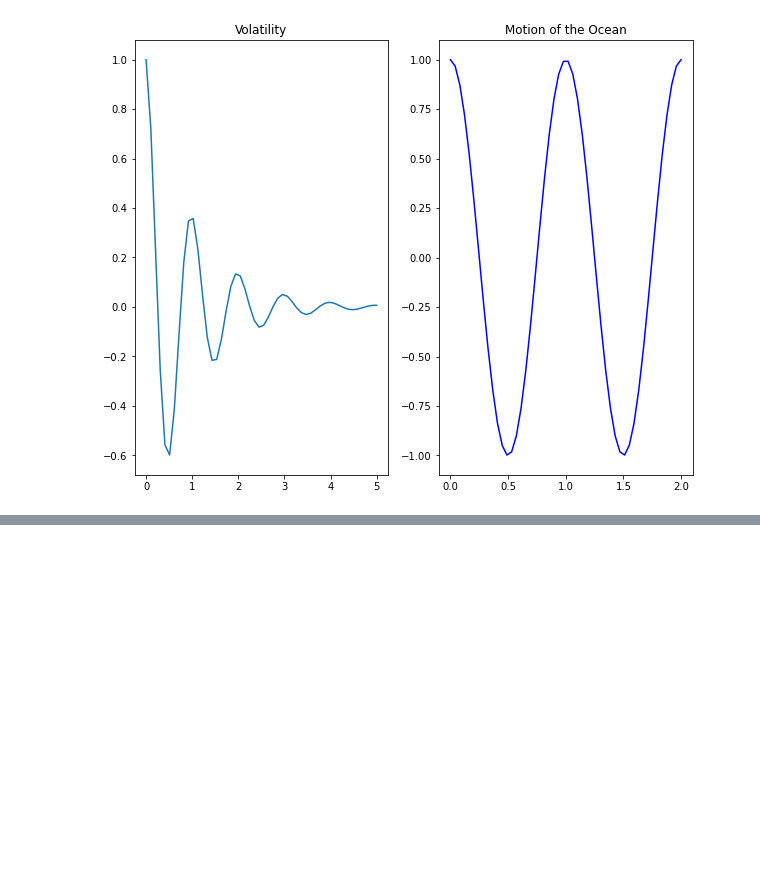
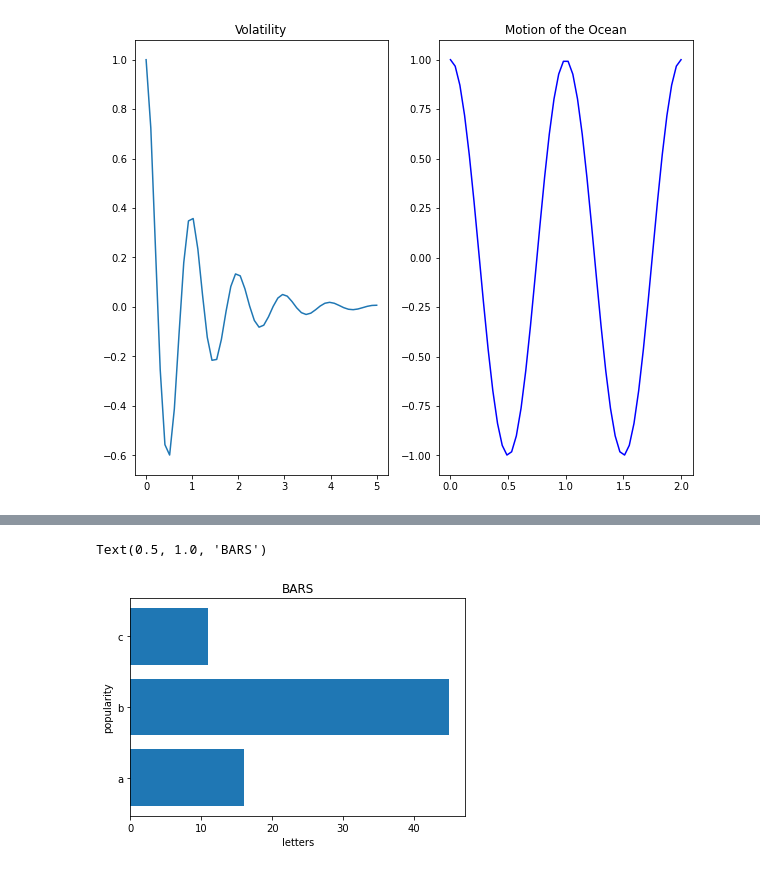
Before and after one commit to fred-lindsey/python-exercises, a Jupyter notebook: MATPLOTLIB_notes.ipynb, the cells around one changed output, grey strips where cells are left out. Cells and saved outputs as stored; diff of their text form; code cells hidden in the pictures; blank space fills up the shorter version.

```diff
--- a/MATPLOTLIB_notes.ipynb
+++ b/MATPLOTLIB_notes.ipynb
@@ -240,0 +329,9 @@ Text(0.5, 1.0, 'Motion of the Ocean')
+# %%
+plt.barh(['a', 'b', 'c'], [16, 45, 11])
+plt.xlabel("letters")
+plt.ylabel("popularity")
+plt.title("BARS")
+plt.axline
+# %% [output]
+Text(0.5, 1.0, 'BARS')
+[figure, added]
```
Also changed, not shown: parts of 9 cells of this notebook, 3 other files.
